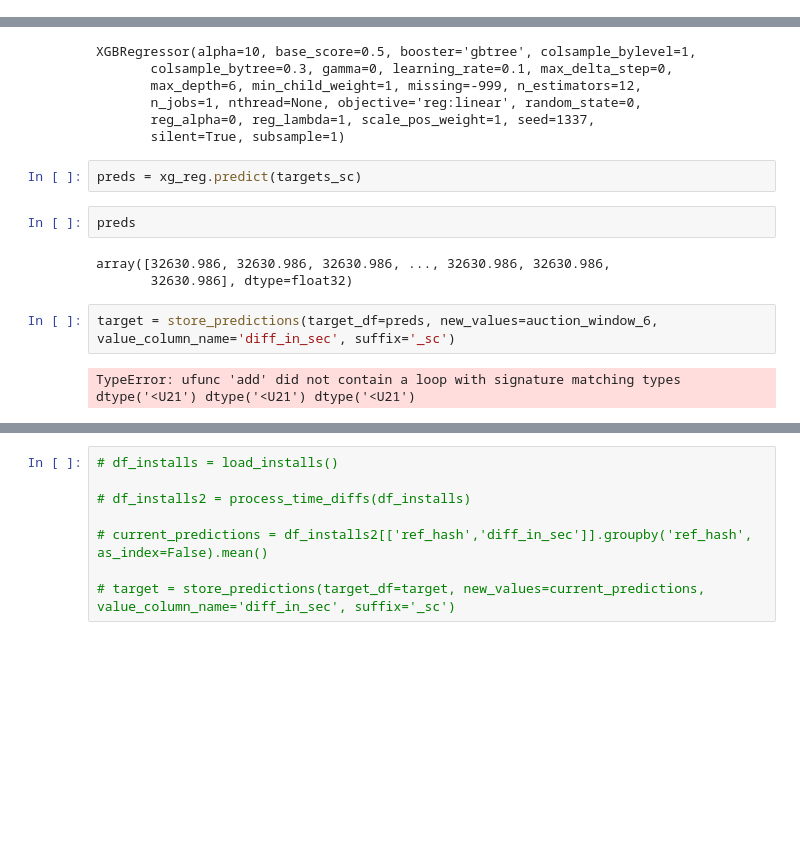
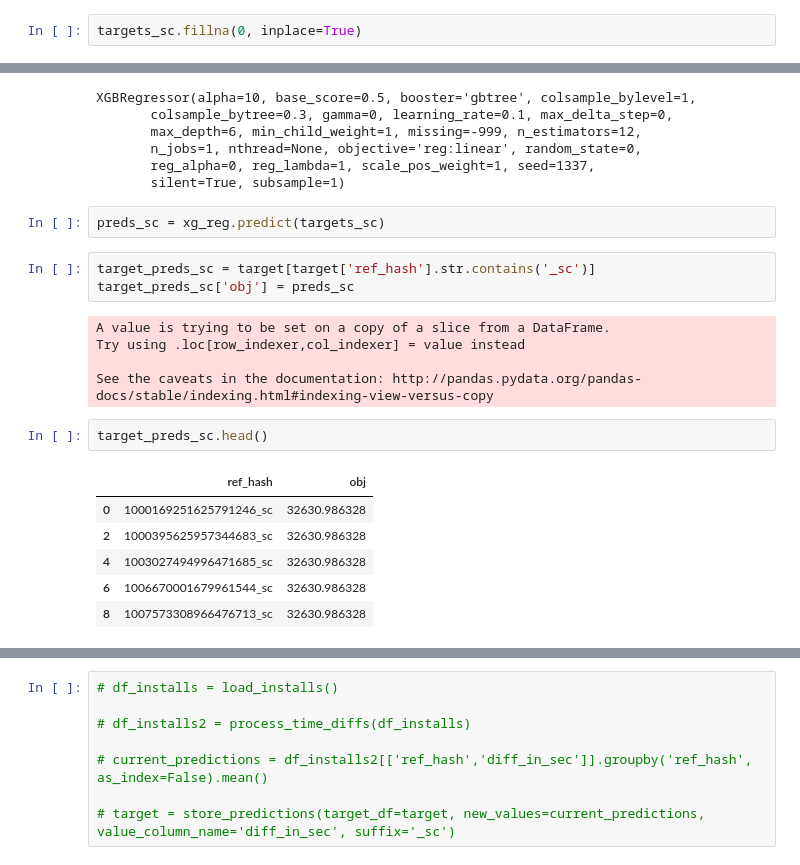
Before and after one commit to rozanecm/7506_tp2_1c2019, a Jupyter notebook: notebooks/XGBoost_approach_6.ipynb, the cells around one changed output, grey strips where cells are left out. Saved outputs shown, nothing was run; the diff lists cells and outputs as text; blank space fills up the shorter version.

```diff
--- a/notebooks/XGBoost_approach_6.ipynb
+++ b/notebooks/XGBoost_approach_6.ipynb
@@ -1069,6 +1075,8 @@ dfInstalls = pd.read_csv('../data/installs.csv',
 dfInstalls = dfInstalls.drop_duplicates(subset = 'ref_hash')
 # %%
 targets_sc = targets_sc.merge(dfInstalls[['ref_hash']], on = 'ref_hash', how = 'left')
+# %%
+targets_sc.fillna(0, inplace=True)
 # %%
 targets_sc = targets_sc.drop(columns = ['obj'])
 # %%
@@ -1091,13 +1099,21 @@ XGBRegressor(alpha=10, base_score=0.5, booster='gbtree', colsample_bylevel=1,
        reg_alpha=0, reg_lambda=1, scale_pos_weight=1, seed=1337,
        silent=True, subsample=1)
 # %%
-preds = xg_reg.predict(targets_sc)
+preds_sc = xg_reg.predict(targets_sc)
-# %%
-preds
-# %% [output]
-array([32630.986, 32630.986, 32630.986, ..., 32630.986, 32630.986,
-       32630.986], dtype=float32)
-# %%
-target = store_predictions(target_df=preds, new_values=auction_window_6, value_column_name='diff_in_sec', suffix='_sc')
-# %% [output]
-TypeError: ufunc 'add' did not contain a loop with signature matching types dtype('<U21') dtype('<U21') dtype('<U21')
+# %%
+target_preds_sc = target[target['ref_hash'].str.contains('_sc')]
+target_preds_sc['obj'] = preds_sc
+# %% [output]
+A value is trying to be set on a copy of a slice from a DataFrame.
+Try using .loc[row_indexer,col_indexer] = value instead
+
+See the caveats in the documentation: http://pandas.pydata.org/pandas-docs/stable/indexing.html#indexing-view-versus-copy
+# %%
+target_preds_sc.head()
+# %% [output]
+|  | ref_hash | obj |
+| 0 | 1000169251625791246_sc | 32630.986328 |
+| 2 | 1000395625957344683_sc | 32630.986328 |
+| 4 | 1003027494996471685_sc | 32630.986328 |
+| 6 | 1006670001679961544_sc | 32630.986328 |
+| 8 | 1007573308966476713_sc | 32630.986328 |
```
Also changed, not shown: parts of 9 cells of this notebook, 2 other files.
